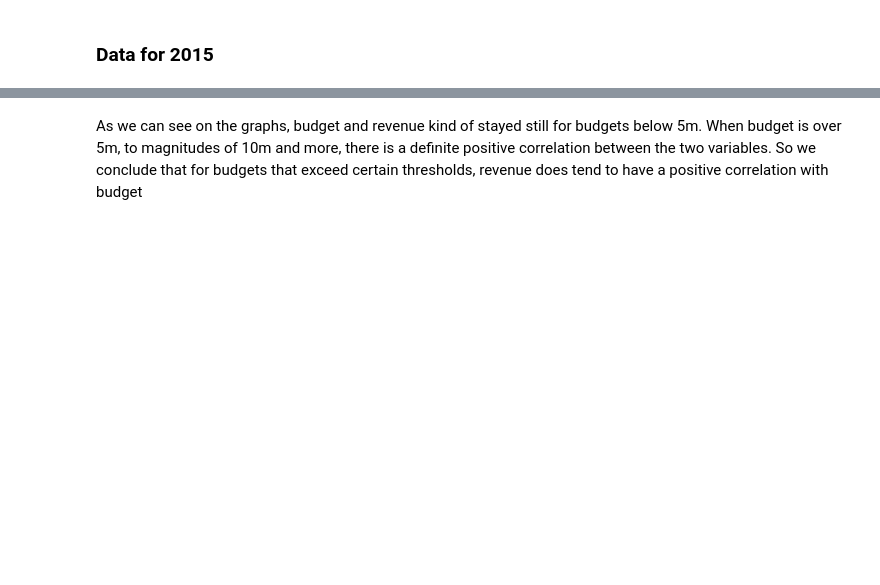
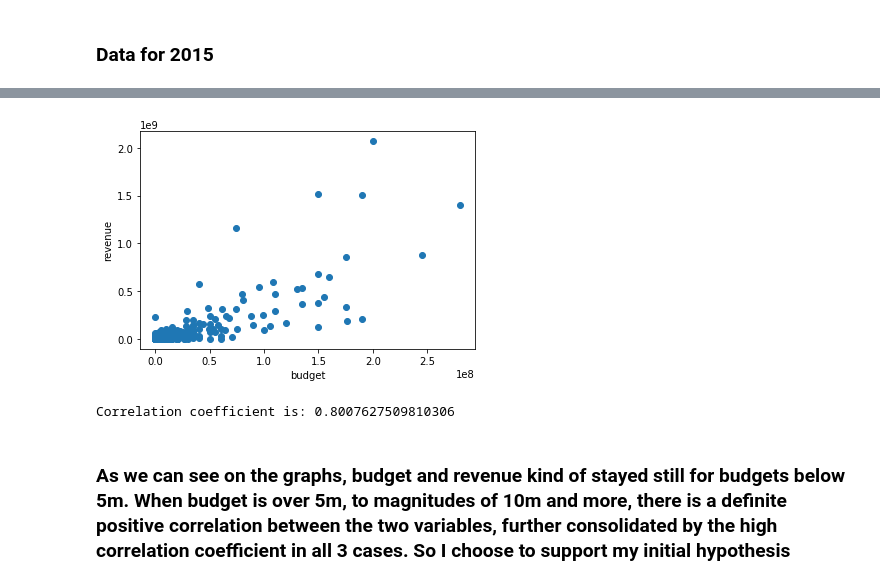
Before and after one commit to ap1303/DANDUdacity, a Jupyter notebook: t1p3/Untitled.ipynb, the cells around one changed output, grey strips where cells are left out. Drawn from its saved outputs; the diff is of its cells as text; code cells hidden in the pictures; blank space fills up the shorter version.

```diff
--- a/t1p3/Untitled.ipynb
+++ b/t1p3/Untitled.ipynb
@@ -88,2 +155,10 @@ plt.scatter(df['budget'], df['revenue'])
+# %%
+draw_graphs('budget', 'revenue', 2015, df)
+# %% [output]
+[figure, added]
+# %%
+print('Correlation coefficient is: {0}'.format(correlation('budget', 'revenue', df, 2015)))
+# %% [output]
+Correlation coefficient is: 0.8007627509810306
 # %% [markdown]
-As we can see on the graphs, budget and revenue kind of stayed still for budgets below 5m. When budget is over 5m, to magnitudes of 10m and more, there is a definite positive correlation between the two variables. So we conclude that for budgets that exceed certain thresholds, revenue does tend to have a positive correlation with budget
+### As we can see on the graphs, budget and revenue kind of stayed still for budgets below 5m. When budget is over 5m, to magnitudes of 10m and more, there is a definite positive correlation between the two variables, further consolidated by the high correlation coefficient in all 3 cases. So I choose to support my initial hypothesis
```
Also changed, not shown: parts of 68 cells of this notebook, 5 other files.
